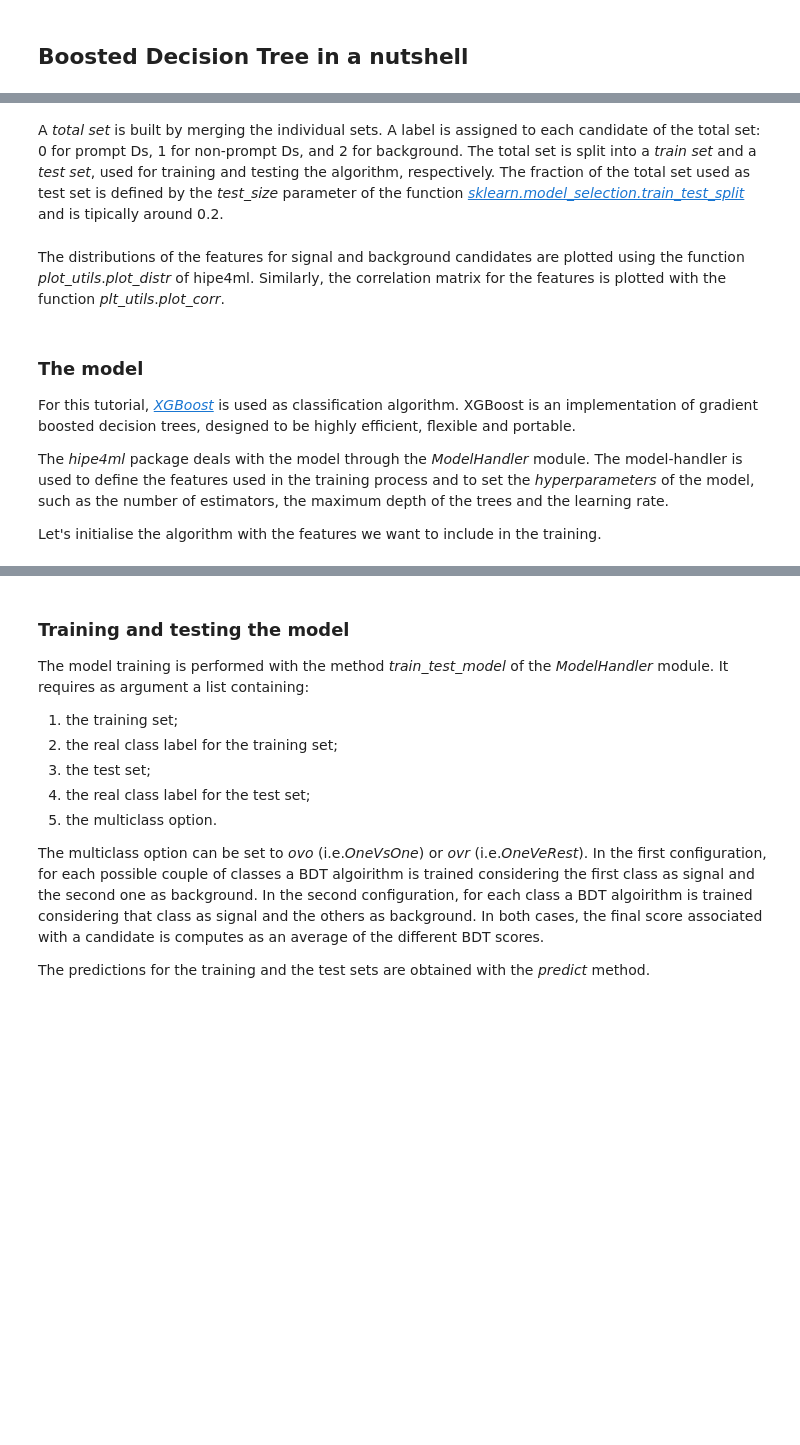
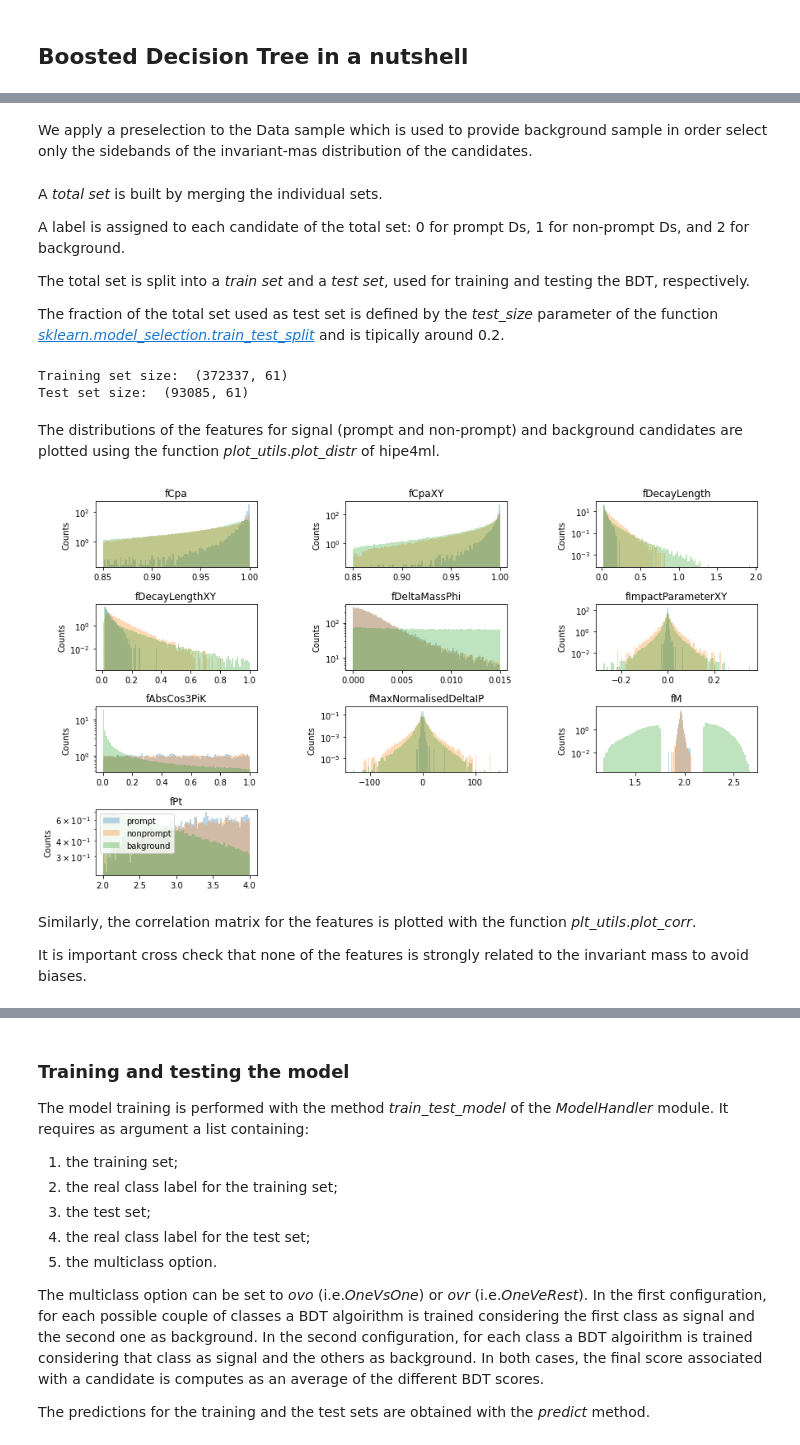
Before and after one commit to AliceO2Group/analysis-tutorials, a Jupyter notebook: o2at-3/machinelearning/BDTClassification/DsBDTrun3.ipynb, the cells around one changed output, grey strips where cells are left out. Saved outputs shown, nothing was run; the diff lists cells and outputs as text; code cells hidden in the pictures; blank space fills up the shorter version.

Commit message:
Updating multiclass example after local test

```diff
--- a/o2at-3/machinelearning/BDTClassification/DsBDTrun3.ipynb
+++ b/o2at-3/machinelearning/BDTClassification/DsBDTrun3.ipynb
@@ -63,34 +70,54 @@ We now open the parquet with the _TreeHandler_ class to facilitate the handeling
 # %%
-hdl_mc_prompt = TreeHandler("AnalysisResults-mc_charm_reduced.root", "XiOmegaTree")
-hdl_mc_nonprompt = TreeHandler("AnalysisResults-mc_beauty_reduced.root", "XiOmegaTree")
-hdl_data = TreeHandler("AnalysisResults-data_reduced.root", "XiOmegaTree")
+hdl_mc_prompt = TreeHandler("./data/Merged_LHC22b1b_Train128761_AO2D_Prompt_Ds_Skimmed.parquet")
+hdl_mc_nonprompt = TreeHandler("./data/Merged_LHC22b1a_Train128762_AO2D_FD_Ds_Skimmed.parquet")
+hdl_data = TreeHandler("./data/o2_Data_AO2D_Merged_Skimmed_train.parquet")
+hdl_data_app = TreeHandler("./data/o2_Data_AO2D_Merged_Skimmed_test.parquet")
 
-## we only consider the sidebeand region in the data
-hdl_data.apply_preselections("mass < 1.82 and mass > 2.02", inplace=True)
-
-hdl_all = [hdl_mc_prompt, hdl_mc_nonprompt, hdl_data]
+# Preselections (considegin just one pt bin)
+hdl_mc_prompt.apply_preselections("2 < fPt < 4")
+hdl_mc_nonprompt.apply_preselections("2 < fPt < 4")
+hdl_data.apply_preselections("2 < fPt < 4")
+hdl_data_app.apply_preselections("2 < fPt < 4")
+# %% [markdown]
+We apply a preselection to the Data sample which is used to provide background sample in order select only the sidebands of the invariant-mas distribution of the candidates.
+# %%
+## we only consider the sidebeand region in the data
+hdl_data.apply_preselections("fM < 1.75 or fM > 2.2", inplace=True)
+hdl_all = [hdl_mc_prompt, hdl_mc_nonprompt, hdl_data]
 # %% [markdown]
-A _total set_ is built by merging the individual sets. A label is assigned to each candidate of the total set: 0 for prompt Ds, 1 for non-prompt Ds, and 2 for background.
-The total set is split into a _train set_ and a _test set_, used for training and testing the algorithm, respectively.
+A _total set_ is built by merging the individual sets.
+
+A label is assigned to each candidate of the total set: 0 for prompt Ds, 1 for non-prompt Ds, and 2 for background.
+
+The total set is split into a _train set_ and a _test set_, used for training and testing the BDT, respectively.
+
 The fraction of the total set used as test set is defined by the _test_size_ parameter of the function [_sklearn.model_selection.train_test_split_](https://scikit-learn.org/stable/modules/generated/sklearn.model_selection.train_test_split.html) and is tipically around 0.2.
 # %%
 train_test_data = train_test_generator(hdl_all, [0, 1, 2], test_size=0.2, random_state=42)
+trainset = train_test_data[0]
+ytrain = train_test_data[1]
+testset = train_test_data[2]
+ytestset = train_test_data[3]
+
+print("Training set size: ", trainset.shape)
+print("Test set size: ", testset.shape)
+# %% [output]
+Training set size:  (372337, 61)
+Test set size:  (93085, 61)
 # %% [markdown]
-The distributions of the features for signal and background candidates are plotted using the function _plot\_utils_._plot\_distr_ of hipe4ml. Similarly, the correlation matrix for the features is plotted with the function _plt\_utils_._plot\_corr_.
+The distributions of the features for signal (prompt and non-prompt) and background candidates are plotted using the function _plot\_utils_._plot\_distr_ of hipe4ml.
 # %%
-vars_to_draw = [] ##just a selection of all the  possible variables
-leg_labels = ["prompt", "nonprompt", "bakground"]
+vars_to_draw = ['fCpa', 'fCpaXY', 'fDecayLength', 'fDecayLengthXY',
+                'fDeltaMassPhi', 'fImpactParameterXY', 'fAbsCos3PiK',
+                'fMaxNormalisedDeltaIP', 'fM', 'fPt'] ##just a selection of all the  possible variables
+leg_labels = ["prompt", "nonprompt", "bakground"] ## matching the order of the hdl_all
 
 plot_utils.plot_distr(hdl_all, vars_to_draw, bins=100, labels=leg_labels, log=True, density=True, figsize=(12, 7), alpha=0.3, grid=False)
 plt.subplots_adjust(left=0.06, bottom=0.06, right=0.99, top=0.96, hspace=0.55, wspace=0.55)
-plot_utils.plot_corr(hdl_all, vars_to_draw, leg_labels)
-
 plt.show()
+# %% [output]
+[figure, added]
-# %% [markdown]
-### **The model**
-
-For this tutorial, [_XGBoost_](https://xgboost.readthedocs.io/en/latest/) is used as classification algorithm. XGBoost is an implementation of gradient boosted decision trees, designed to be highly efficient, flexible and portable.
-
-The _hipe4ml_ package deals with the model through the _ModelHandler_ module. The model-handler is used to define the features used in the training process and to set the _hyperparameters_ of the model, such as the number of estimators, the maximum depth of the trees and the learning rate.
-
-Let's initialise the algorithm with the features we want to include in the training.
+# %% [markdown]
+Similarly, the correlation matrix for the features is plotted with the function _plt\_utils_._plot\_corr_.
+
+It is important cross check that none of the features is strongly related to the invariant mass to avoid biases.
```
Also changed, not shown: parts of 25 cells of this notebook.
